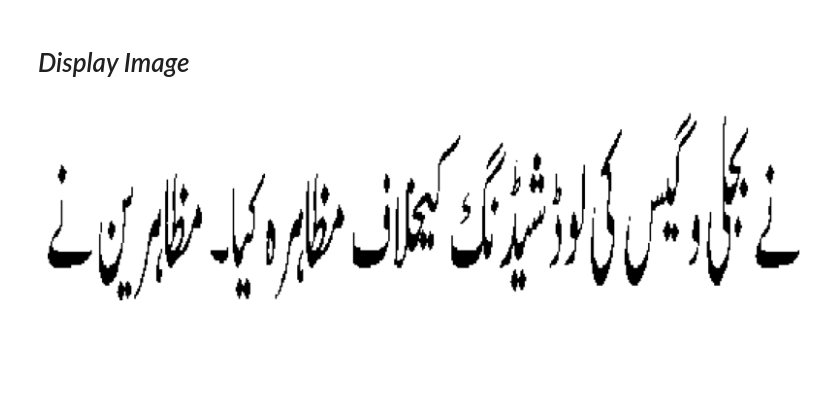
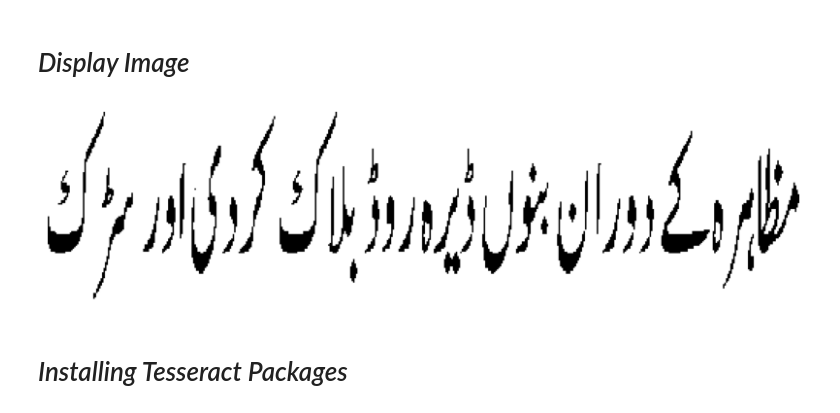
Before and after one commit to GitGirlie27/urdu-ocr-codesaviours-si26-Amna, a Jupyter notebook: SI26_Week2_Amna.ipynb, the cells around one changed output. Cells and saved outputs as stored; diff of their text form; code cells hidden in the pictures; blank space fills up the shorter version.

```diff
--- a/SI26_Week2_Amna.ipynb
+++ b/SI26_Week2_Amna.ipynb
@@ -99,11 +99,13 @@ All images have been preprocessed successfully!
 # %%
 import matplotlib.pyplot as plt
 
-img = cv2.imread("/content/processed/10.png", cv2.IMREAD_GRAYSCALE)
+img = cv2.imread("/content/processed/11.png", cv2.IMREAD_GRAYSCALE)
 
 plt.figure(figsize=(10,4))
 plt.imshow(img, cmap="gray")
 plt.axis("off")
 plt.show()
 # %% [output]
-[figure, old version]
+[figure, new version]
+# %% [markdown]
+# *Installing Tesseract Packages*
```
Also changed, not shown: parts of 7 cells of this notebook.
